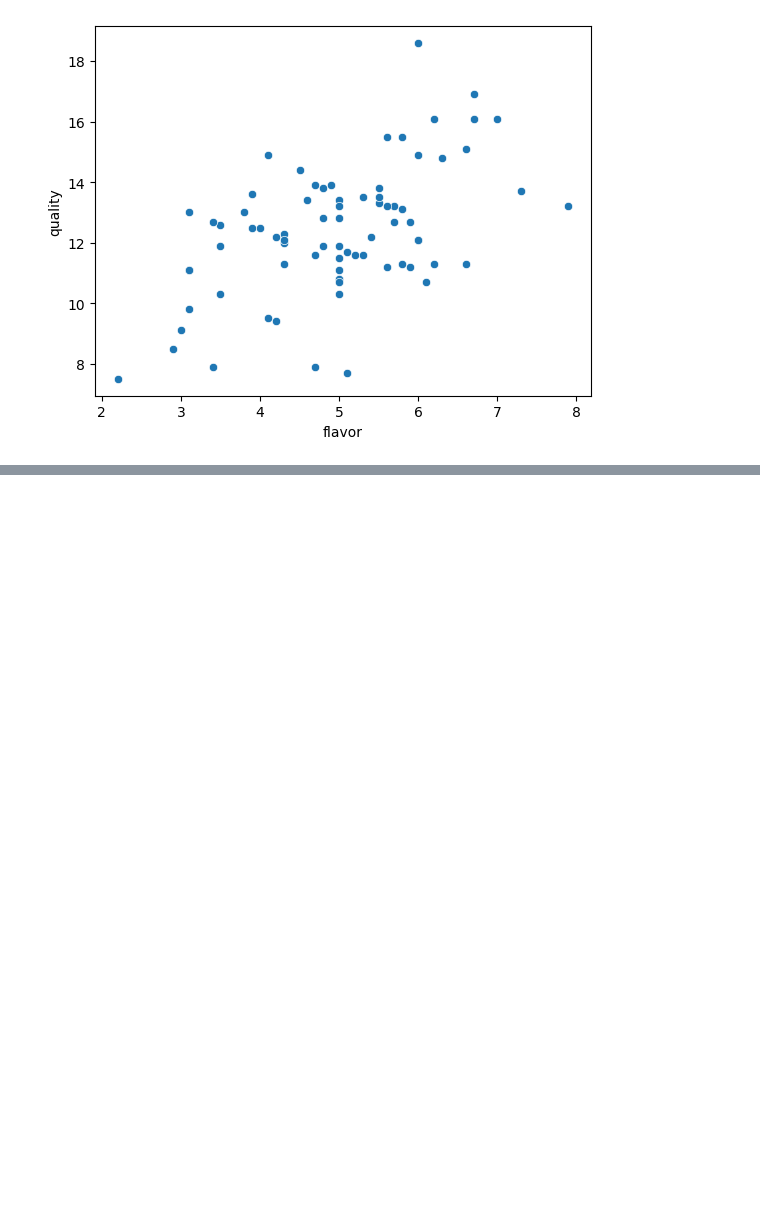
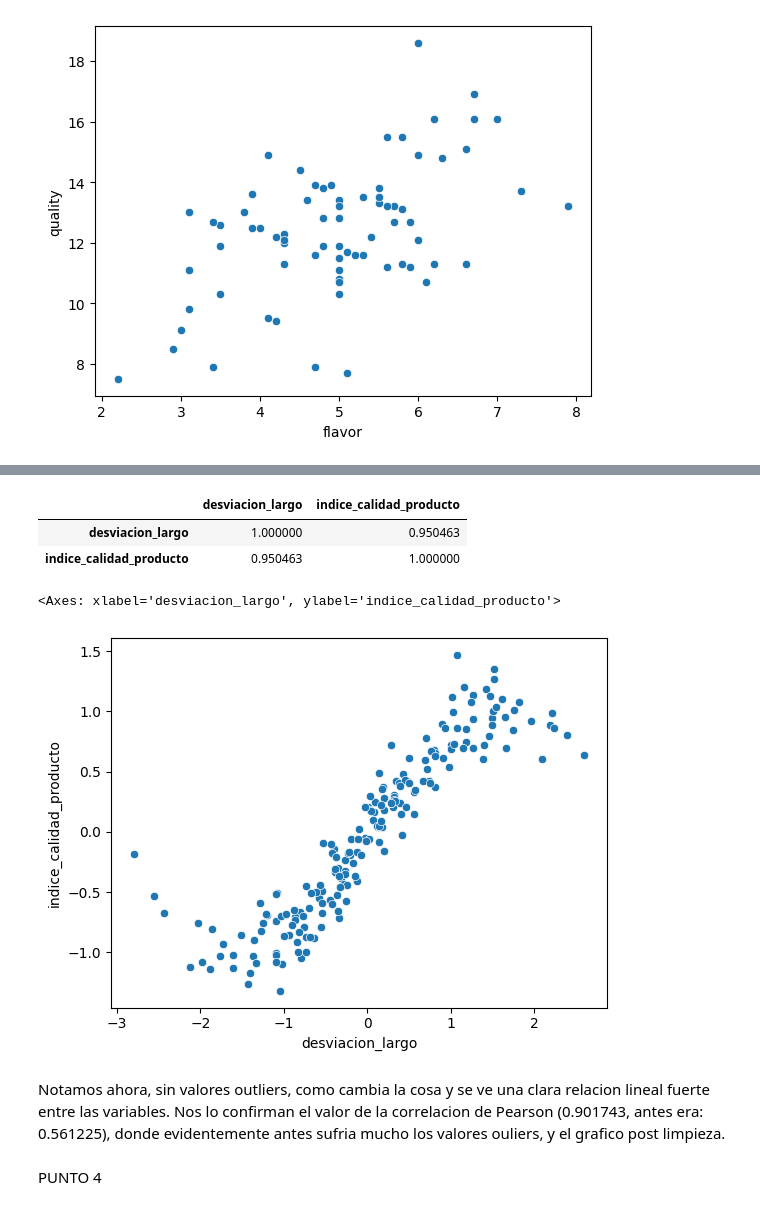
Before and after one commit to winttita/TUIA, a Jupyter notebook: Segundo/Fundamento de Ciencia de Datos/U3 - Medidas de Resumen/practica3.ipynb, the cells around one changed output, grey strips where cells are left out. Drawn from its saved outputs; the diff is of its cells as text; code cells hidden in the pictures; blank space fills up the shorter version.

```diff
--- a/Segundo/Fundamento de Ciencia de Datos/U3 - Medidas de Resumen/practica3.ipynb
+++ b/Segundo/Fundamento de Ciencia de Datos/U3 - Medidas de Resumen/practica3.ipynb
@@ -309,0 +361,17 @@ sns.scatterplot(x='flavor', y='quality', data=vinos)
+# %%
+# 1. Límites para la primera variable (Eje X)
+Q1_x = calidad_prod['desviacion_largo'].quantile(0.25)
+Q3_x = calidad_prod['desviacion_largo'].quantile(0.75)
+RIC_x = Q3_x - Q1_x
+lim_inf_x = Q1_x - 1.5 * RIC_x
+lim_sup_x = Q3_x + 1.5 * RIC_x
+
+# 2. Límites para la segunda variable (Eje Y)
+Q1_y = calidad_prod['indice_calidad_producto'].quantile(0.25)
+Q3_y = calidad_prod['indice_calidad_producto'].quantile(0.75)
+RIC_y = Q3_y - Q1_y
+lim_inf_y = Q1_y - 1.5 * RIC_y
+lim_sup_y = Q3_y + 1.5 * RIC_y
+
+calidad_prod_filtrado = calidad_prod[(calidad_prod['desviacion_largo'] <= lim_sup_x) & (calidad_prod['desviacion_largo'] >= lim_inf_x)
+                                    & (calidad_prod['indice_calidad_producto'] <= lim_sup_y) & (calidad_prod['indice_calidad_producto'] >= lim_inf_y)]
@@ -309,0 +384,15 @@ sns.scatterplot(x='flavor', y='quality', data=vinos)
+# %%
+calidad_prod_filtrado.corr(method='spearman')
+# %% [output]
+|  | desviacion_largo | indice_calidad_producto |
+| desviacion_largo | 1.000000 | 0.950463 |
+| indice_calidad_producto | 0.950463 | 1.000000 |
+# %%
+sns.scatterplot(x='desviacion_largo', y='indice_calidad_producto', data=calidad_prod_filtrado)
+# %% [output]
+<Axes: xlabel='desviacion_largo', ylabel='indice_calidad_producto'>
+[figure, added]
+# %% [markdown]
+Notamos ahora, sin valores outliers, como cambia la cosa y se ve una clara relacion lineal fuerte entre las variables. Nos lo confirman el valor de la correlacion de Pearson (0.901743, antes era: 0.561225), donde evidentemente antes sufria mucho los valores ouliers, y el grafico post limpieza.
+# %% [markdown]
+PUNTO 4
```
Also changed, not shown: parts of 12 cells of this notebook, 1 other file.
